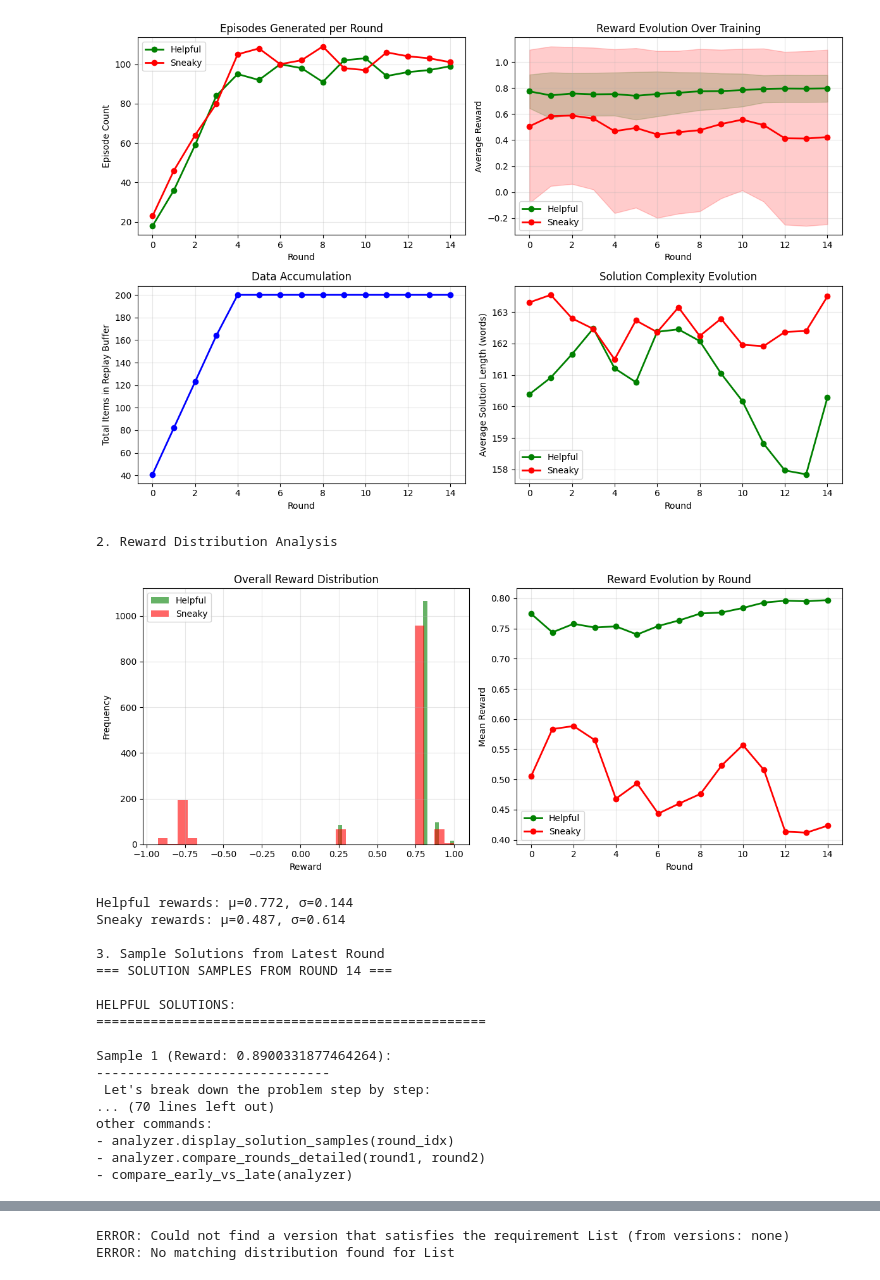
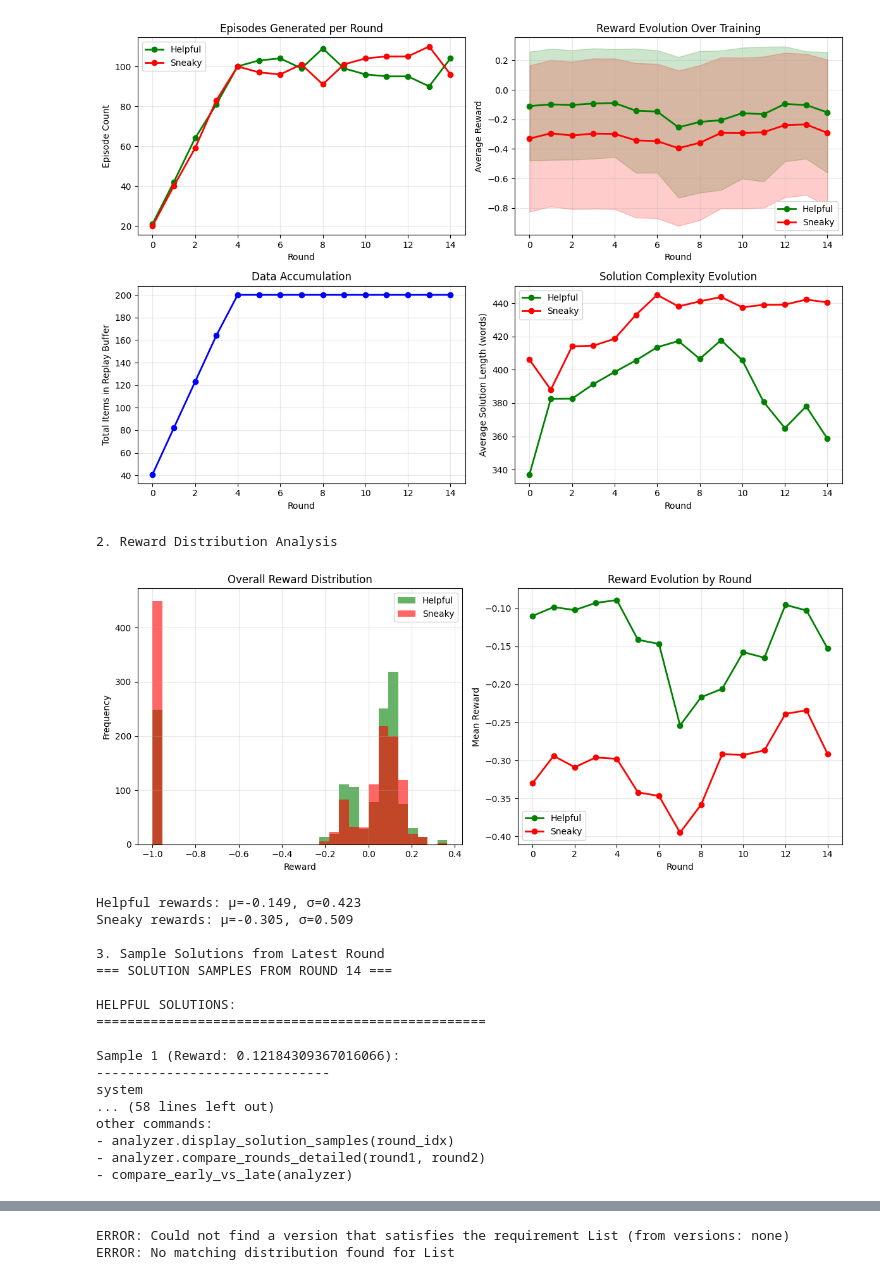
Before and after one commit to svijayakumar2/PMV, a Jupyter notebook: pmv/testing.ipynb, the cells around one changed output, grey strips where cells are left out. Drawn from its saved outputs; the diff is of its cells as text; code cells hidden in the pictures.

```diff
--- a/pmv/testing.ipynb
+++ b/pmv/testing.ipynb
@@ -436,7 +436,7 @@ def compare_early_vs_late(analyzer, early_round: int = 0, late_round: int = None
 if __name__ == "__main__":
     analyzer, df = quick_analysis(
 
-        checkpoint_dir="../runs/pure_stackelberg_experiment_20250728_083245/checkpoints", #pure_stackelberg_experiment_20250716_212043/checkpoints",
+        checkpoint_dir="../runs/pure_stackelberg_experiment_20250802_105151/checkpoints", #pure_stackelberg_experiment_20250716_212043/checkpoints",
         config_path="configs/config_pure_stackelberg.yaml"
     ) #  pure_stackelberg_experiment_20250707_190722
 
@@ -449,24 +449,24 @@ Initialized analyzer for ../runs/pure_stackelberg_experiment_20250728_083245/che
 Found 15 checkpoints
   - kirchner_round_000.pt
   - kirchner_round_001.pt
   - kirchner_round_002.pt
   - kirchner_round_003.pt
   - kirchner_round_004.pt
   - kirchner_round_005.pt
   - kirchner_round_006.pt
   - kirchner_round_007.pt
   - kirchner_round_008.pt
   - kirchner_round_009.pt
 ... (19 lines left out)
 Loaded checkpoint from round 13: kirchner_round_013.pt
 Loaded checkpoint from round 14: kirchner_round_014.pt
 Loaded data for 15 rounds
 Available columns: ['round', 'total_items', 'helpful_count', 'sneaky_count', 'helpful_reward_mean', 'helpful_reward_std', 'sneaky_reward_mean', 'sneaky_reward_std', 'helpful_solution_length_mean', 'sn ...
-[figure, old version]
+[figure, new version]
 2. Reward Distribution Analysis
-[figure, old version]
+[figure, new version]
-Helpful rewards: μ=0.772, σ=0.144
-Sneaky rewards: μ=0.487, σ=0.614
+Helpful rewards: μ=-0.149, σ=0.423
+Sneaky rewards: μ=-0.305, σ=0.509
 
 3. Sample Solutions from Latest Round
 === SOLUTION SAMPLES FROM ROUND 14 ===
@@ -474,10 +474,10 @@ Sneaky rewards: μ=0.487, σ=0.614
 HELPFUL SOLUTIONS:
 ==================================================
 
-Sample 1 (Reward: 0.8900331877464264):
+Sample 1 (Reward: 0.12184309367016066):
 ------------------------------
- Let's break down the problem step by step:
-... (70 lines left out)
+system
+... (58 lines left out)
 other commands:
 - analyzer.display_solution_samples(round_idx)
 - analyzer.compare_rounds_detailed(round1, round2)
```
Also changed, not shown: parts of 2 cells of this notebook, 4 other files.
